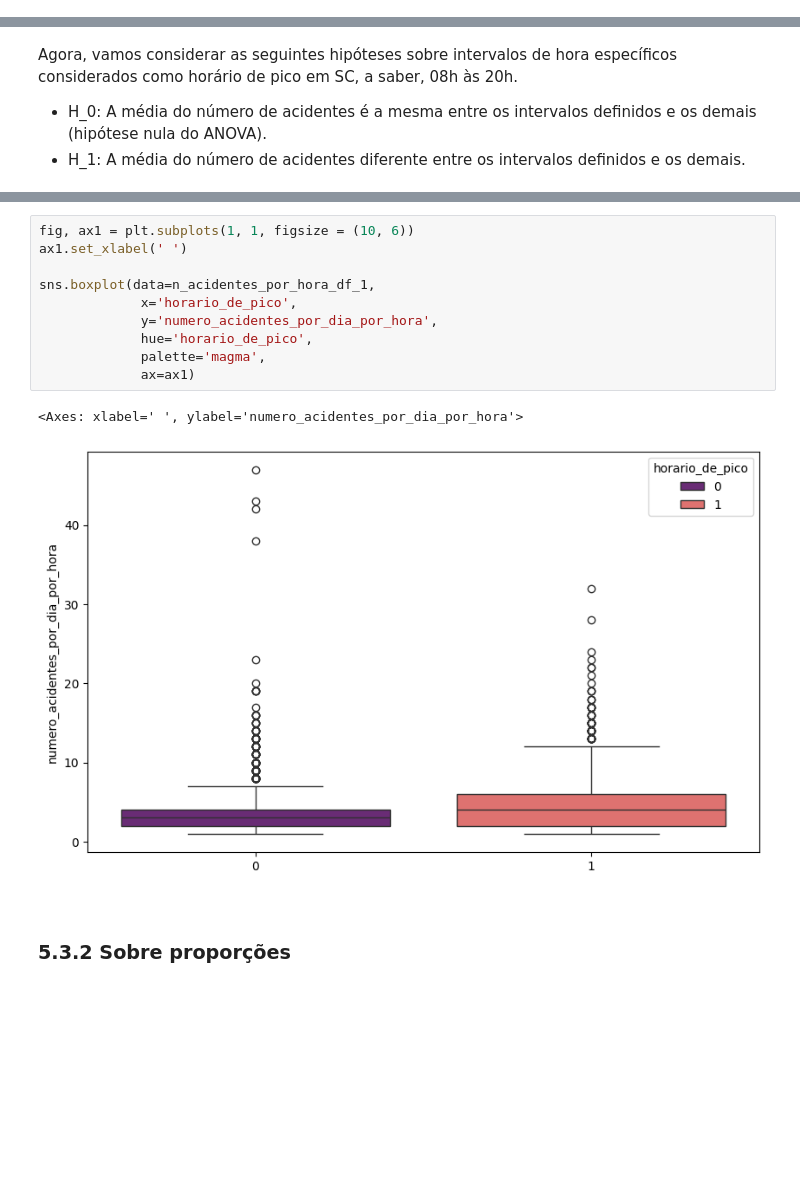
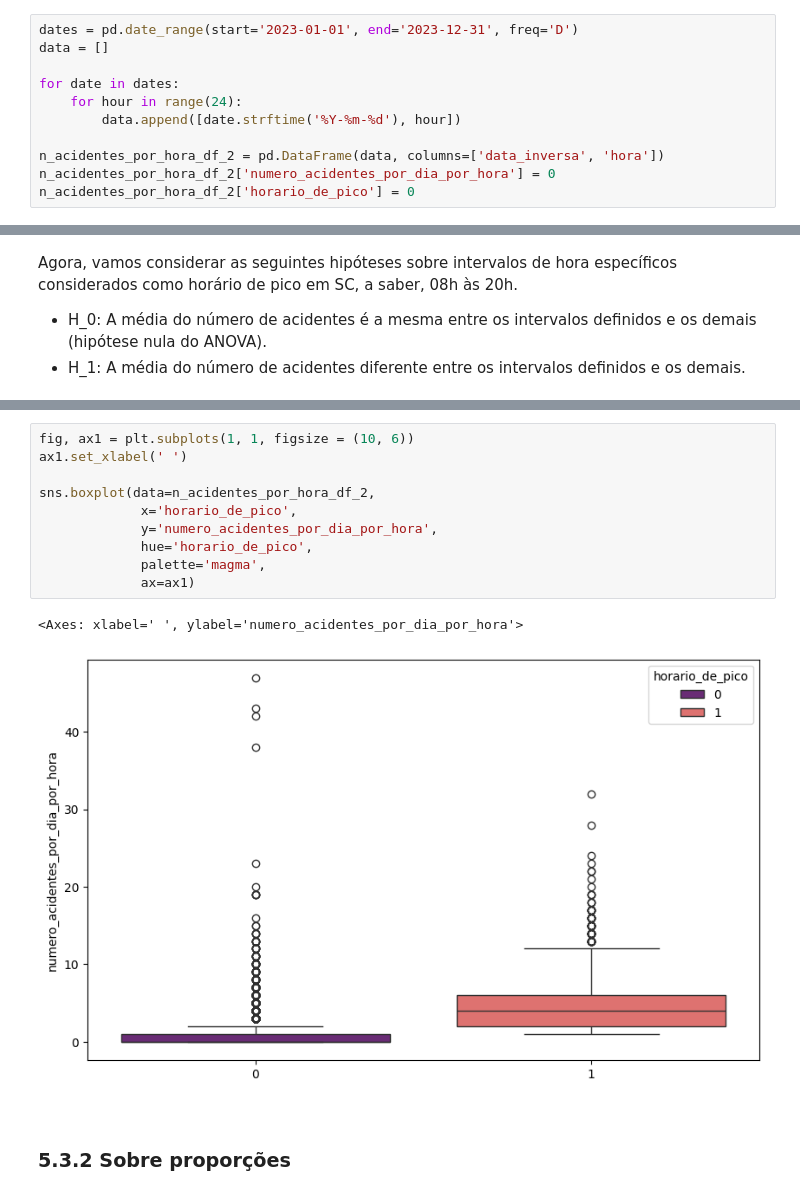
Before and after one commit to andrey-lolobrigida/acidentes-transito-sc-2023, a Jupyter notebook: notebooks/acidentes.ipynb, the cells around one changed output, grey strips where cells are left out. Drawn from its saved outputs; the diff is of its cells as text; blank space fills up the shorter version.

```diff
--- a/notebooks/acidentes.ipynb
+++ b/notebooks/acidentes.ipynb
@@ -511 +512,12 @@ n_acidentes_por_hora_df_1
 4841 rows × 4 columns
+# %%
+dates = pd.date_range(start='2023-01-01', end='2023-12-31', freq='D')
+data = []
+
+for date in dates:
+    for hour in range(24):
+        data.append([date.strftime('%Y-%m-%d'), hour])
+
+n_acidentes_por_hora_df_2 = pd.DataFrame(data, columns=['data_inversa', 'hora'])
+n_acidentes_por_hora_df_2['numero_acidentes_por_dia_por_hora'] = 0
+n_acidentes_por_hora_df_2['horario_de_pico'] = 0
@@ -645,16 +685,16 @@ sns.boxplot(data=n_acidentes_por_hora_df_1.sort_values('hora'),
 # %%
 fig, ax1 = plt.subplots(1, 1, figsize = (10, 6))
 ax1.set_xlabel(' ')
 
-sns.boxplot(data=n_acidentes_por_hora_df_1,
+sns.boxplot(data=n_acidentes_por_hora_df_2,
              x='horario_de_pico',
              y='numero_acidentes_por_dia_por_hora',
              hue='horario_de_pico',
              palette='magma',
              ax=ax1)
 # %% [output]
 <Axes: xlabel=' ', ylabel='numero_acidentes_por_dia_por_hora'>
-[figure, old version]
+[figure, new version]
 # %% [markdown]
 ### 5.3.2 Sobre proporções
 # %% [markdown]
```
Also changed, not shown: parts of 14 cells of this notebook.
